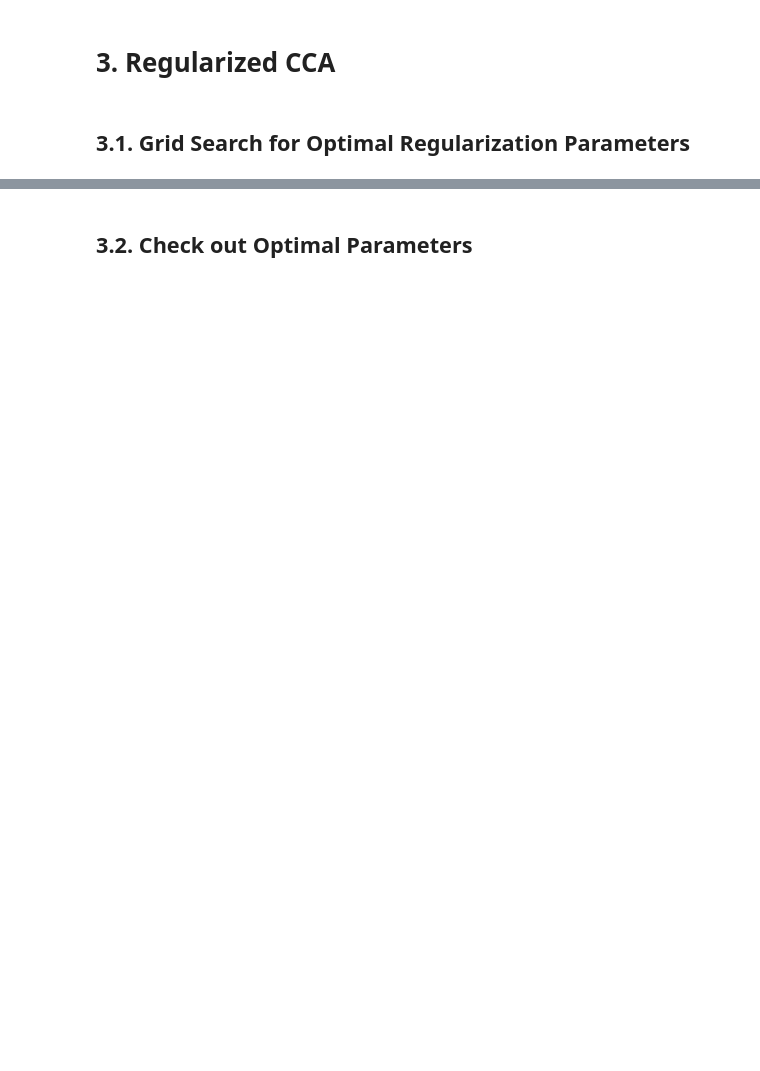
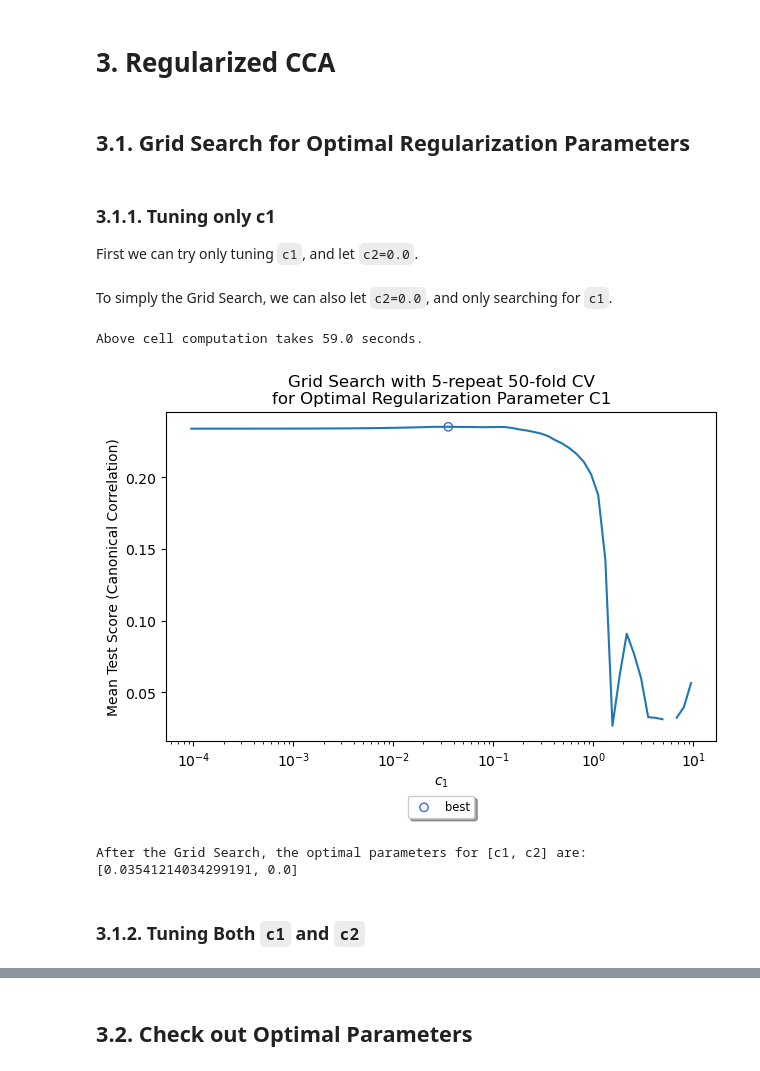
Before and after one commit to Chao8219/scikit_learn_showcase, a Jupyter notebook: jupyter_notebooks/CCA/CCA_regularization.ipynb, the cells around one changed output, grey strips where cells are left out. Cells and saved outputs as stored; diff of their text form; code cells hidden in the pictures; blank space fills up the shorter version.

```diff
--- a/jupyter_notebooks/CCA/CCA_regularization.ipynb
+++ b/jupyter_notebooks/CCA/CCA_regularization.ipynb
@@ -27,7 +27,7 @@ from cca_zoo.models import rCCA as cz_rCCA
 from cca_zoo.model_selection import GridSearchCV as cz_GridSearchCV
 from cca_zoo.plotting import pairplot_train_test
 
-rs_num = 14
+rs_num = 42
 rng = np.random.default_rng(rs_num)
 
 sklearn.set_config(display="diagram")
@@ -39,25 +39,31 @@ n_repeats = 50
 # %% [markdown]
 # 1. Dataset Construction
 # %%
-sample_num = 75
+sample_num = 76
 X_dimension_num = 70
 Y_dimension_num = 10
 
 # construct X
-X = rng.normal(loc=0.0, scale=1.0, size=(sample_num, X_dimension_num))
+X = np.zeros((sample_num, X_dimension_num))
+for i in range(X_dimension_num):
+    X[:, i] = rng.normal(loc=0.0, scale=1.0, size=(sample_num, ))
 
 # noise
-xi_1 = rng.normal(loc=0, scale=np.sqrt(0.2), size=(sample_num, ))
-xi_2 = rng.normal(loc=0, scale=np.sqrt(0.4), size=(sample_num, ))
-xi_3 = rng.normal(loc=0, scale=np.sqrt(0.3), size=(sample_num, ))
+xi_1 = rng.normal(loc=0, scale=0.01, size=(sample_num, ))
+xi_2 = rng.normal(loc=0, scale=0.03, size=(sample_num, ))
+xi_3 = rng.normal(loc=0, scale=0.02, size=(sample_num, ))
 
 # contruct Y
-Y = rng.normal(loc=0.0, scale=1.0, size=(sample_num, Y_dimension_num))
+Y = np.zeros((sample_num, Y_dimension_num))
 Y[:, 0] = X[:, 2] + xi_1
 Y[:, 1] = X[:, 0] + xi_2
 Y[:, 2] = -X[:, 3] + xi_3
+for i in range(3, Y_dimension_num):
+    Y[:, i] = rng.normal(loc=0.0, scale=1.0, size=(sample_num, ))
 
 # split them into training and test dataset
 [X_train, X_test, Y_train, Y_test] = train_test_split(
     X, Y, test_size=0.20, random_state=rs_num
 )
+
+print(X_train.shape)
@@ -106,3 +114,9 @@ rcca_bunch.rkf = RepeatedKFold(
 )
 # %% [markdown]
 ## 3.1. Grid Search for Optimal Regularization Parameters
+# %% [markdown]
+### 3.1.1. Tuning only c1
+
+First we can try only tuning `c1`, and let `c2=0.0`.
+# %% [markdown]
+To simply the Grid Search, we can also let `c2=0.0`, and only searching for `c1`.
@@ -109,3 +154,52 @@ rcca_bunch.rkf = RepeatedKFold(
+# %%
+print('Above cell computation takes {:.1f} seconds.'.format(t_elapsed))
+# %% [output]
+Above cell computation takes 59.0 seconds.
+# %%
+fig, ax = plt.subplots()
+
+ax.plot(
+    rcca_bunch.c1_list,
+    rcca_bunch.gscv.cv_results_['mean_test_score']
+)
+ax.scatter(
+    rcca_bunch.gscv.best_params_['c'][0],
+    rcca_bunch.gscv.cv_results_['mean_test_score'][rcca_bunch.gscv.best_index_],
+    marker='o',
+    ec='royalblue',
+    fc='none',
+    label='best'
+)
+ax.set(
+    xscale='log',
+    xlabel='$c_1$',
+    ylabel='Mean Test Score (Canonical Correlation)',
+    title=(
+        'Grid Search with {}-repeat {}-fold CV'.format(n_splits, n_repeats) +
+        '\nfor Optimal Regularization Parameter C1'
+    )
+)
+
+ax.legend(
+    loc='upper center',
+    bbox_to_anchor=(0.5, -0.15),
+    fancybox=True,
+    shadow=True,
+    ncol=1,
+    fontsize='small'
+)
+
+plt.tight_layout()
+# %% [output]
+[figure, added]
+# %%
+print('After the Grid Search, the optimal parameters for [c1, c2] are:')
+print(rcca_bunch.gscv.best_params_['c'])
+# %% [output]
+After the Grid Search, the optimal parameters for [c1, c2] are:
+[0.03541214034299191, 0.0]
+# %% [markdown]
+### 3.1.2. Tuning Both `c1` and `c2`
 # %%
 # set up grids
 rcca_bunch.c1_list = [0.95*i for i in np.logspace(-3, 1, 21)] # regularization parameter
```
Also changed, not shown: parts of 14 cells of this notebook.
